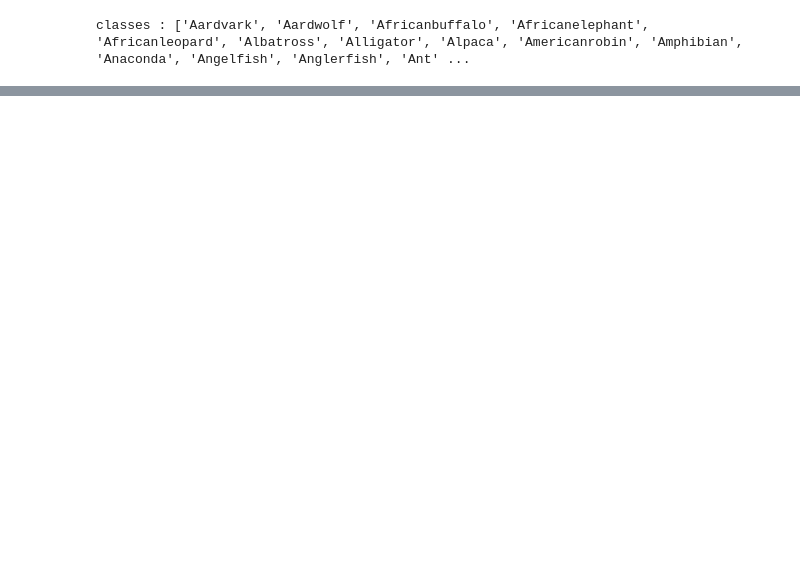
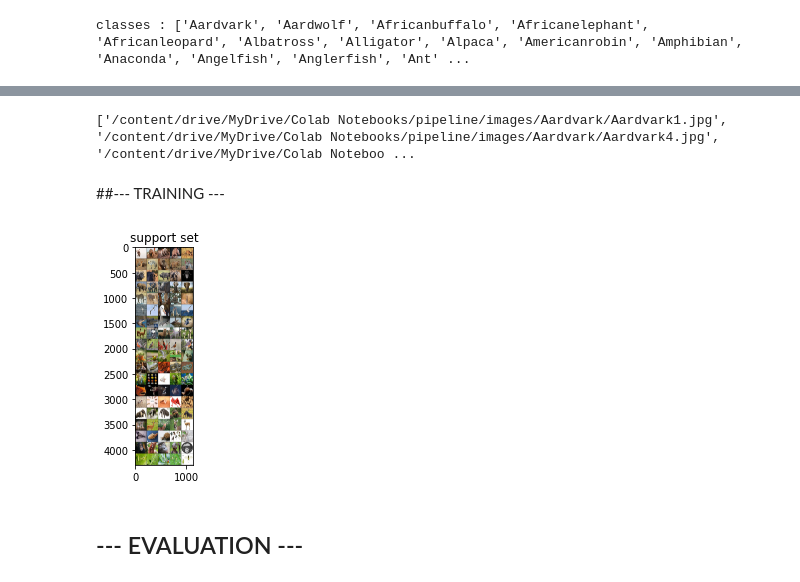
Before and after one commit to Taedriel/ZSL-v2, a Jupyter notebook: pipeline.ipynb, the cells around one changed output, grey strips where cells are left out. Saved outputs shown, nothing was run; the diff lists cells and outputs as text; code cells hidden in the pictures; blank space fills up the shorter version.

Commit message:
pipeline done (to test)

```diff
--- a/pipeline.ipynb
+++ b/pipeline.ipynb
@@ -219,6 +324,4 @@ def getNrandomClassesPaths(listClasses, n_way):
 # %%
-imageResize = (224, 224)
-
 # each set is as follows :
 """
 [
@@ -233,15 +336,7 @@ imageResize = (224, 224)
 ]
 """
 
-def getImageTensor(path):
-  convert = transforms.Compose([
-                                transforms.Grayscale(num_output_channels=3),
-                                transforms.ToTensor(),
-                                transforms.Normalize((0, 0, 0), (1, 1, 1))
-                              ])
-  return convert(PIL.Image.open(path).resize(imageResize))
-
-def getFolderTensors(path, supportNumber, queryNumber, label):
+def getFolderTensorsForTraining(path, supportNumber, queryNumber, label):
 
   images = os.listdir(path)
   support_i, query_i = [], []
@@ -262,7 +357,7 @@ def getSets(paths, supportNumber, queryNumber):
 
   supportSet, querySet = [], []
   for label, path in enumerate(paths):
-    Si, Qi = getFolderTensors(path, supportNumber, queryNumber, label)
+    Si, Qi = getFolderTensorsForTraining(path, supportNumber, queryNumber, label)
     supportSet.append(Si)
     querySet.append(Qi)
 
@@ -549,9 +743,14 @@ def training(supportSet, querySet):
 # %%
-CUB, OMNIGLOT = False, True
+CUB, IMAGES, OMNIGLOT = False, True, False
+PATH_DATA = ""
+listClass = []
 
-if CUB:
+# a simplifier + tard quand j'aurais + qu'un path
+if CUB or IMAGES:
+  PATH_DATA = "/content/drive/MyDrive/Colab Notebooks/pipeline/model/data/CUB/images/" if CUB else "/content/drive/MyDrive/Colab Notebooks/pipeline/images/"
   listClass = os.listdir(PATH_DATA)
 elif OMNIGLOT:
+  PATH_DATA = "/content/drive/MyDrive/Colab Notebooks/pipeline/model/dataO/omniglot-py/images_background/"
   listAlphabet = os.listdir(PATH_DATA)
   choosenAlphabet = listAlphabet[random.randint(0, len(listAlphabet)-1)]
   listClass = [choosenAlphabet+"/"+char for char in os.listdir(PATH_DATA+choosenAlphabet)]
@@ -625,0 +832,8 @@ for listExp in TotalList:
+# %%
+classesFile = open(PATH_MODEL+"animals.txt")
+classes = createListOfClasses(classesFile)
+print("classes :", classes)
+
+retreivalNotDone = True
+if retreivalNotDone:
+  getClassesImagesURLLIB(classes, retreivalNotDone)
@@ -625,0 +851,5 @@ for listExp in TotalList:
+# %%
+ImageToRemove = mult(ImageNameSet, listOfPreds, 0.6)
+print(ImageToRemove)
+# %% [output]
+['/content/drive/MyDrive/Colab Notebooks/pipeline/images/Aardvark/Aardvark1.jpg', '/content/drive/MyDrive/Colab Notebooks/pipeline/images/Aardvark/Aardvark4.jpg', '/content/drive/MyDrive/Colab Noteboo ...
@@ -625,0 +858,10 @@ for listExp in TotalList:
+# %% [markdown]
+##--- TRAINING ---
+# %%
+supportClasses = [PATH_DATA+class_+"/" for class_ in classes]
+supportSet, _ = getSets(supportClasses, 5, 0) # to modifiy to min(len), the crucial problem is here
+# %%
+justSupport = getOnlyImages(supportSet)
+plot_images(justSupport, title="support set", images_per_row=N_SHOT)
+# %% [output]
+[figure, added]
@@ -625,0 +870,2 @@ for listExp in TotalList:
+# %% [markdown]
+## --- EVALUATION ---
```
Also changed, not shown: parts of 60 cells of this notebook.
